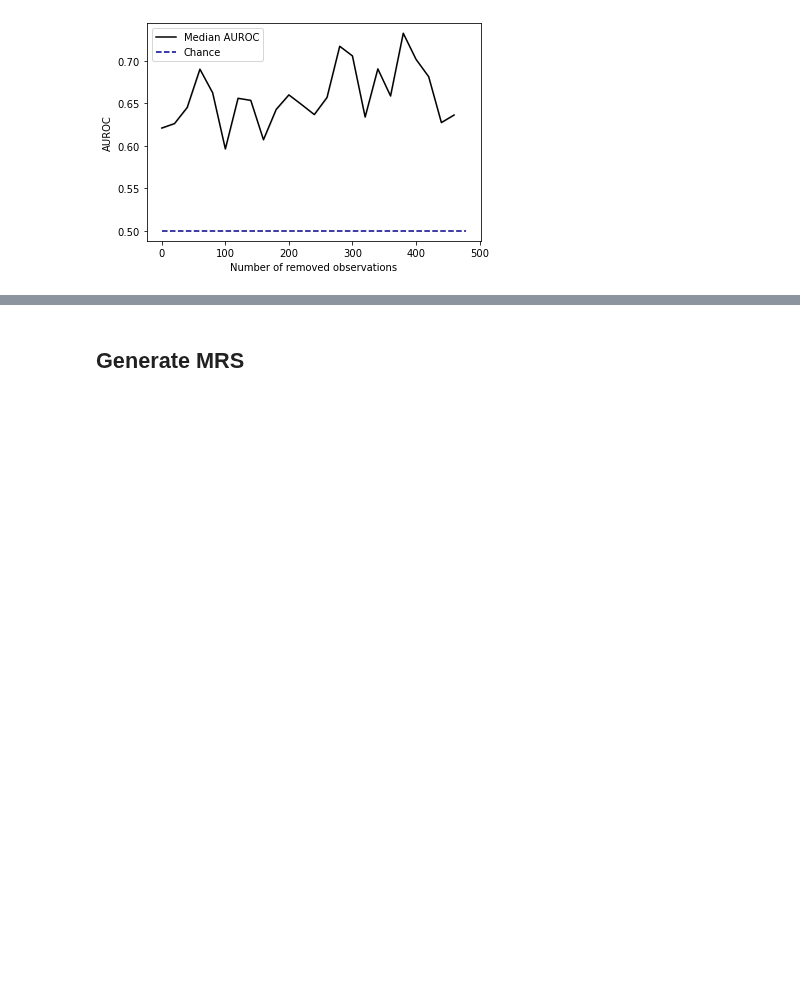
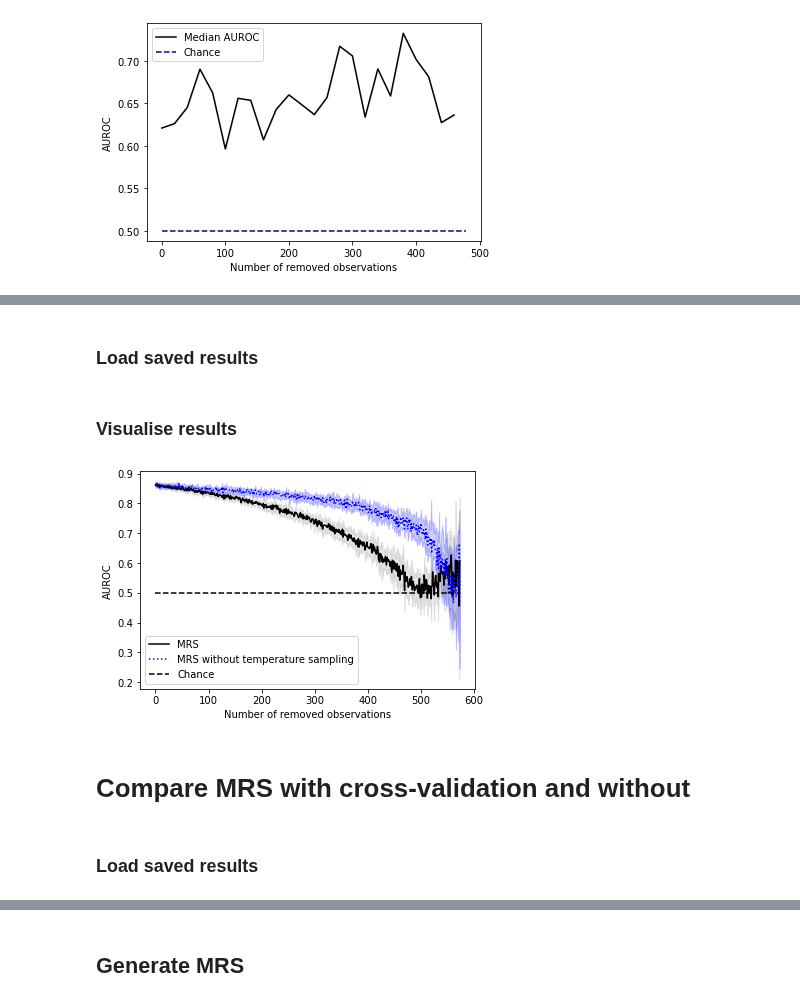
Before and after one commit to laksannathan/maximal-representative-sampling, a Jupyter notebook: src/Maximal Representative Sampling.ipynb, the cells around one changed output, grey strips where cells are left out. Drawn from its saved outputs; the diff is of its cells as text; code cells hidden in the pictures; blank space fills up the shorter version.

```diff
--- a/src/Maximal Representative Sampling.ipynb
+++ b/src/Maximal Representative Sampling.ipynb
@@ -999,6 +988,20 @@ pickle.dump(gesis_std_comparison_aucs, open("results/gesis_std_comparison_aucs",
+# %% [markdown]
+### Load saved results
 # %%
-allensbach_median_comparison_aucs = pickle.load(open("results/allensbach_median_comparison_aucs", 'rb'))
-allenbach_std_comparison_aucs = pickle.load(open("results/allenbach_std_comparison_aucs", 'rb'))
+median_aucs_without_temperature = pickle.load(open("results/median_aucs_without_temperature", 'rb'))
+std_aucs_without_temperature = pickle.load(open("results/std_aucs_without_temperature", 'rb'))
 
-gesis_median_comparison_aucs = pickle.load(open("results/gesis_median_comparison_aucs", 'rb'))
-gesis_std_comparison_aucs = pickle.load(open("results/gesis_std_comparison_aucs", 'rb'))
+median_aucs_temperature = pickle.load(open("results/gesis_median_aucs", 'rb'))
+std_aucs_temperature = pickle.load(open("results/gesis_std_aucs", 'rb'))
+# %% [markdown]
+### Visualise results
+# %%
+experiment_label = 'MRS without temperature sampling'
+file_name = result_dir_temperature + '/temperature_comparison'
+plot_experiment_comparison(median_aucs_temperature, std_aucs_temperature, median_aucs_without_temperature,
+                                std_aucs_without_temperature, experiment_label,
+                           drop, file_name, save=True)
+# %% [output]
+[figure, added]
+# %% [markdown]
+# Compare MRS with cross-validation and without
@@ -1004,0 +1112,2 @@ gesis_std_comparison_aucs = pickle.load(open("results/gesis_std_comparison_aucs"
+# %% [markdown]
+### Load saved results
```
Also changed, not shown: parts of 59 cells of this notebook, 5 other files.
